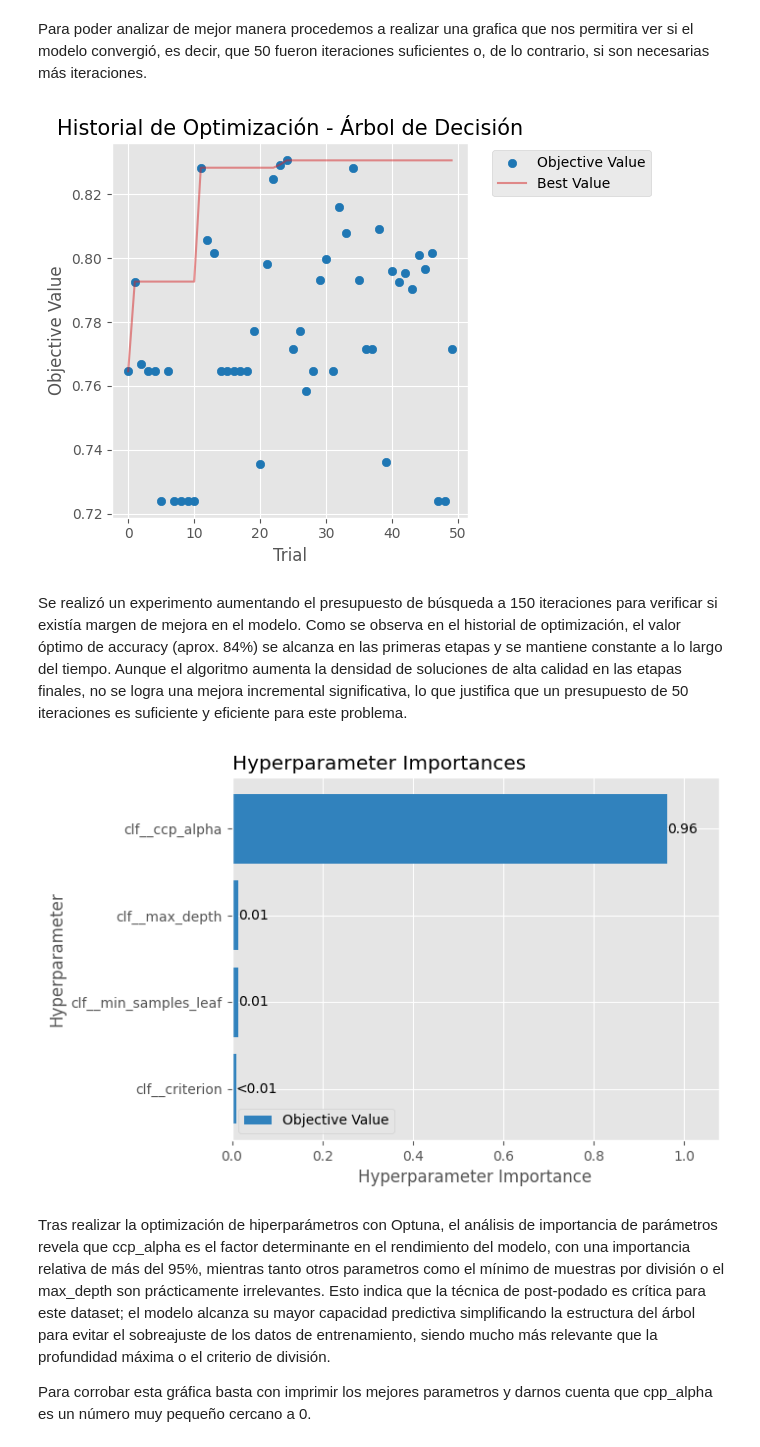
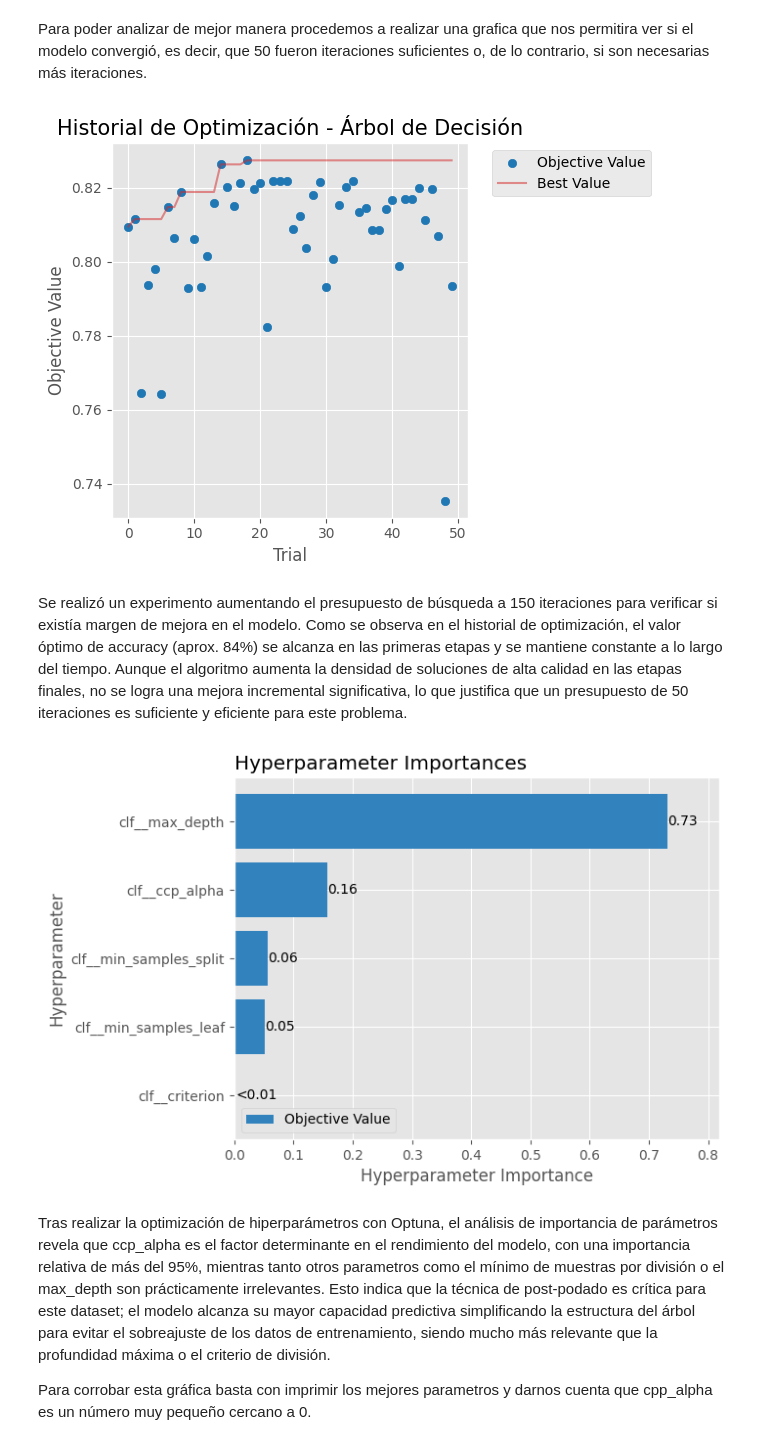
Before and after one commit to 100522320/g81_P1_03_Aprendizaje_Automatico, a Jupyter notebook: notebook_pruebas.ipynb, the cells around one changed output. Drawn from its saved outputs; the diff is of its cells as text; code cells hidden in the pictures.

```diff
--- a/notebook_pruebas.ipynb
+++ b/notebook_pruebas.ipynb
@@ -736,9 +736,10 @@ from sklearn.metrics import accuracy_score
 
 # Definimos el espacio de búsqueda
 param_grid_optuna = {
-  'clf__max_depth': IntDist(2, 20),
-  'clf__min_samples_leaf': IntDist(1, 10),
-  'clf__ccp_alpha': FloatDist(0.0, 0.05),
+  'clf__max_depth': IntDist(2, 25),
+  'clf__min_samples_leaf': IntDist(2, 25),
+  'clf__ccp_alpha': FloatDist(1e-5, 0.005, log=True),
+  'clf__min_samples_split': IntDist(2, 20),
   'clf__criterion': CatDist(['gini', 'entropy'])
 }
 
@@ -803,16 +804,17 @@ plot_optimization_history(study)
 plt.title("Historial de Optimización - Árbol de Decisión", fontsize=15)
 plt.show()
 # %% [output]
-[figure, old version]
+[figure, new version]
 # %% [markdown]
 
 Se realizó un experimento aumentando el presupuesto de búsqueda a 150 iteraciones para verificar si existía margen de mejora en el modelo. Como se observa en el historial de optimización, el valor óptimo de accuracy (aprox. 84%) se alcanza en las primeras etapas y se mantiene constante a lo largo del tiempo. Aunque el algoritmo aumenta la densidad de soluciones de alta calidad en las etapas finales, no se logra una mejora incremental significativa, lo que justifica que un presupuesto de 50 iteraciones es suficiente y eficiente para este problema.
 # %%
 from optuna.visualization.matplotlib import plot_param_importances
+study = tree_optuna.study_
 plot_param_importances(study)
 plt.show()
 # %% [output]
-[figure, old version]
+[figure, new version]
 # %% [markdown]
 Tras realizar la optimización de hiperparámetros con Optuna, el análisis de importancia de parámetros revela que ccp_alpha es el factor determinante en el rendimiento del modelo, con una importancia relativa de más del 95%, mientras tanto otros parametros como el mínimo de muestras por división o el max_depth son prácticamente irrelevantes. Esto indica que la técnica de post-podado es crítica para este dataset; el modelo alcanza su mayor capacidad predictiva simplificando la estructura del árbol para evitar el sobreajuste de los datos de entrenamiento, siendo mucho más relevante que la profundidad máxima o el criterio de división.
 
```
Also changed, not shown: parts of 7 cells of this notebook.
